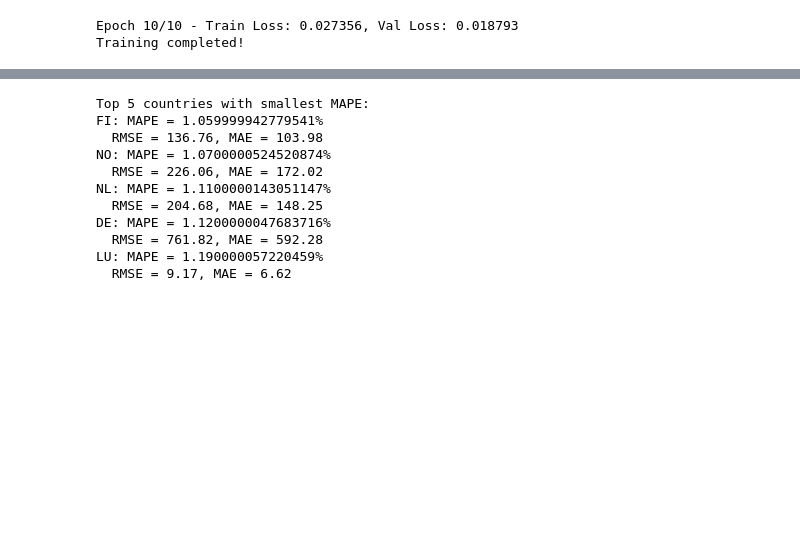
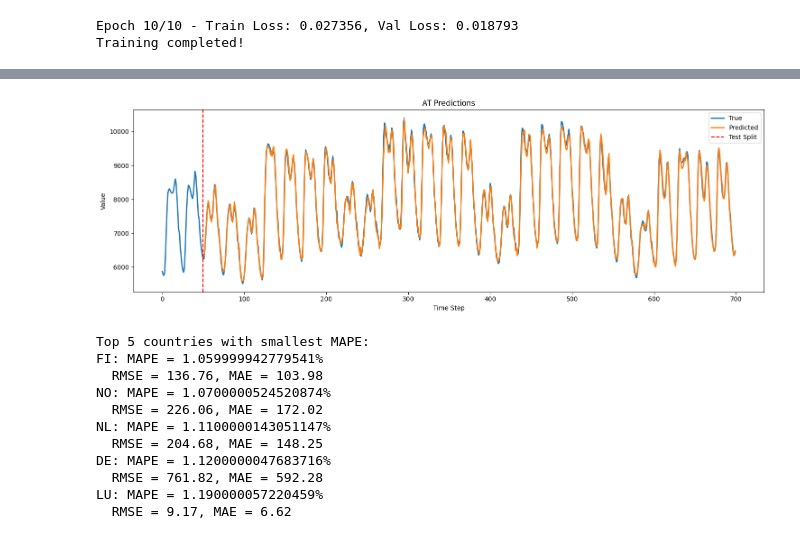
Before and after one commit to H1406/energy-forecasting, a Jupyter notebook: model_tft.ipynb, the cells around one changed output, grey strips where cells are left out. Cells and saved outputs as stored; diff of their text form; code cells hidden in the pictures; blank space fills up the shorter version.

```diff
--- a/model_tft.ipynb
+++ b/model_tft.ipynb
@@ -441,5 +441,3 @@ def train_model(model, X_train, y_train, X_val, y_val, epochs=50, batch_size=32,
 
     print("Training completed!")
     return model,history
-# %%
-model.load_state_dict(torch.load('model_state_dict.pth', map_location=device))
@@ -564,7 +560,7 @@ def test_model(model, X_test, y_test, batch_size=32, scaler=None):
         'y_pred': y_pred_inv
     }
 # %%
-model,history = train_model(model, X_train, y_train,X_val,y_val, epochs=15)
+model,history = train_model(model, X_train, y_train,X_val,y_val, epochs=5)
 # %% [output]
 Using device: mps
 Starting training...
@@ -1252,6 +1242,17 @@ Normalized y range: [-4.681, 2.803]
 Country distribution in sequences:
   ES: 4,320 sequences (100.0%)
 ... (27 outputs left out)
+# %%
+plot_partial_predictions(
+    y_true=ressult['AT']['y_true'],
+    preds_dict=ressult['AT']['y_pred'],
+    split_idx=50,
+    group_title="AT Predictions",
+    window_size=700,  # Use the full available length
+    start_idx=0
+)
+# %% [output]
+[figure, added]
 # %%
 # Print 5 countries with smallest MAPE from ressult
 def print_top5_smallest_mape(results_dict):
```
Also changed, not shown: parts of 4 cells of this notebook, 3 other files.
